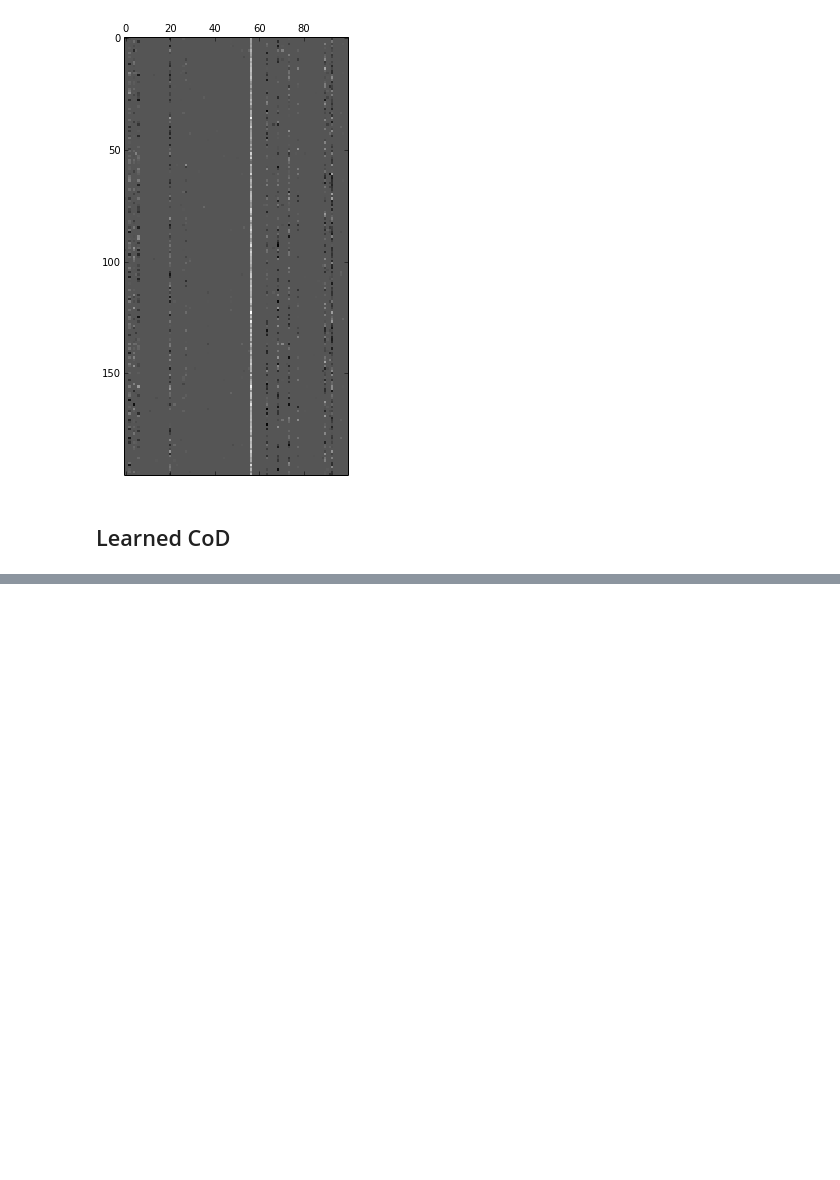
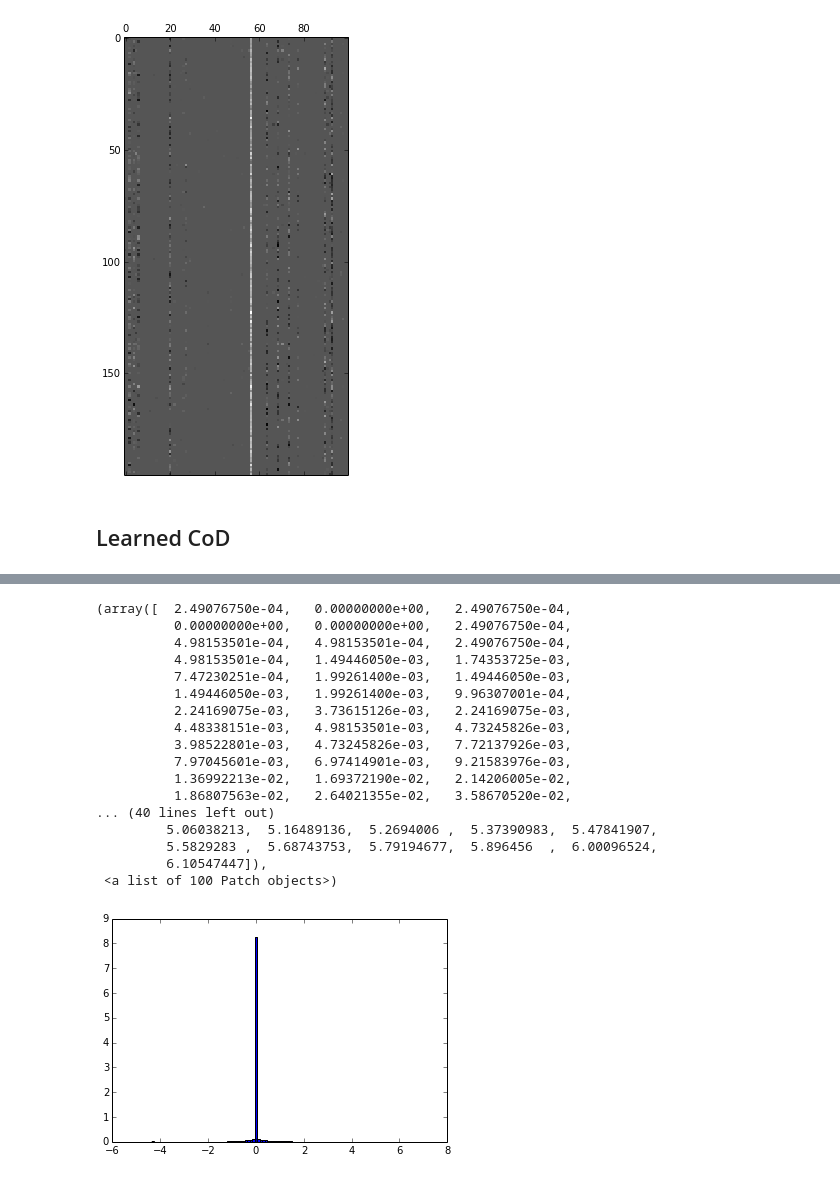
Before and after one commit to osdf/utils, a Jupyter notebook: notebooks/LISTA|CoD-MNIST.ipynb, the cells around one changed output, grey strips where cells are left out. Cells and saved outputs as stored; diff of their text form; code cells hidden in the pictures; blank space fills up the shorter version.

```diff
--- a/notebooks/LISTA|CoD-MNIST.ipynb
+++ b/notebooks/LISTA|CoD-MNIST.ipynb
@@ -264,0 +262,21 @@ plt.matshow(recs, cmap=cm.gray)
+# %%
+plt.hist(sp.ravel(), bins=100, normed=True)
+# %% [output]
+(array([  2.49076750e-04,   0.00000000e+00,   2.49076750e-04,
+          0.00000000e+00,   0.00000000e+00,   2.49076750e-04,
+          4.98153501e-04,   4.98153501e-04,   2.49076750e-04,
+          4.98153501e-04,   1.49446050e-03,   1.74353725e-03,
+          7.47230251e-04,   1.99261400e-03,   1.49446050e-03,
+          1.49446050e-03,   1.99261400e-03,   9.96307001e-04,
+          2.24169075e-03,   3.73615126e-03,   2.24169075e-03,
+          4.48338151e-03,   4.98153501e-03,   4.73245826e-03,
+          3.98522801e-03,   4.73245826e-03,   7.72137926e-03,
+          7.97045601e-03,   6.97414901e-03,   9.21583976e-03,
+          1.36992213e-02,   1.69372190e-02,   2.14206005e-02,
+          1.86807563e-02,   2.64021355e-02,   3.58670520e-02,
+... (40 lines left out)
+         5.06038213,  5.16489136,  5.2694006 ,  5.37390983,  5.47841907,
+         5.5829283 ,  5.68743753,  5.79194677,  5.896456  ,  6.00096524,
+         6.10547447]),
+ <a list of 100 Patch objects>)
+[figure, added]
```
Also changed, not shown: parts of 6 cells of this notebook.
